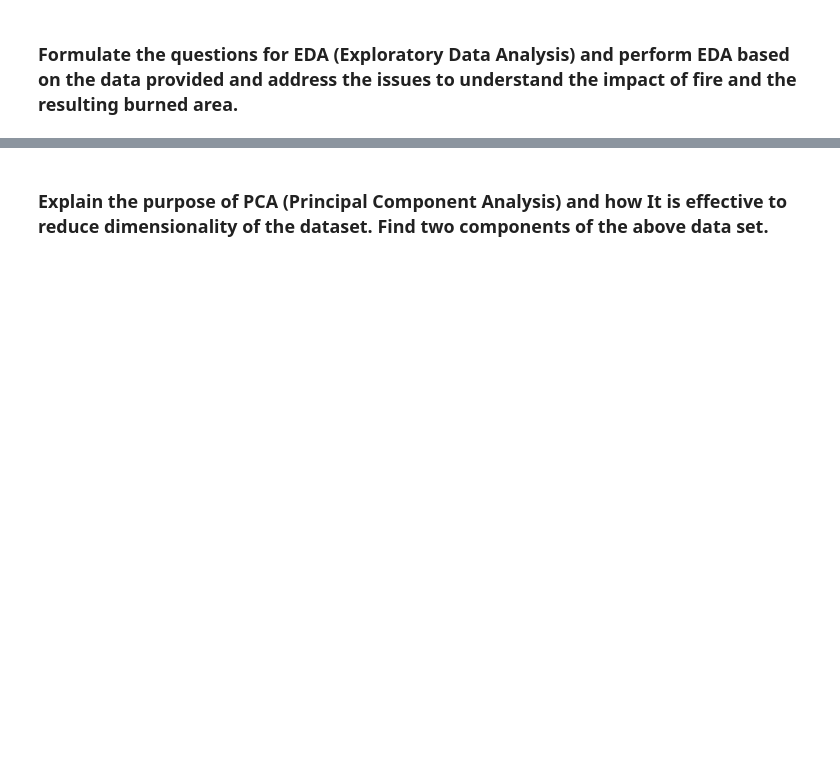
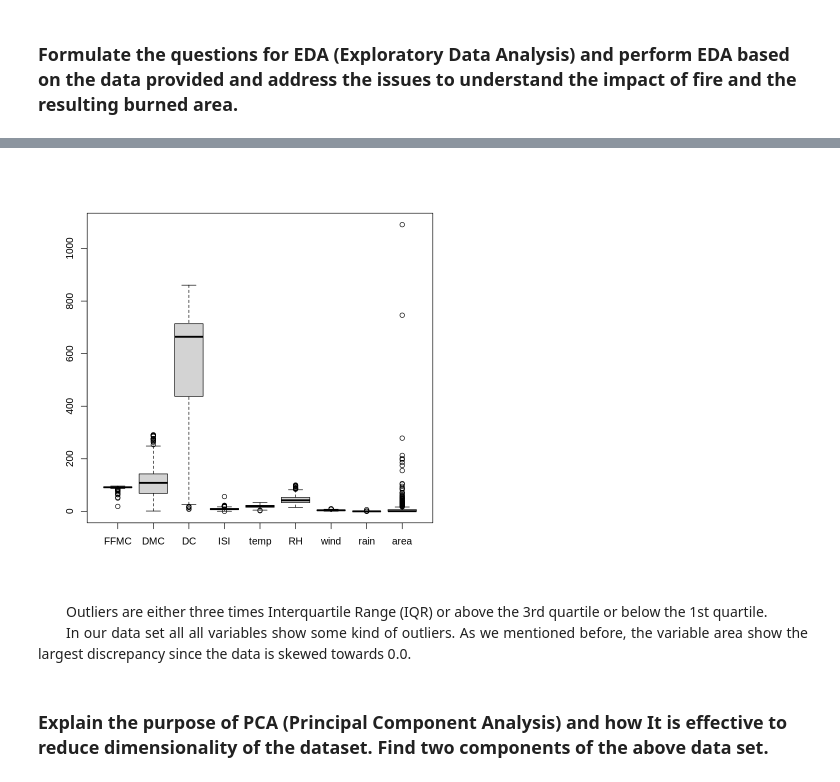
Before and after one commit to raulFuzita/cct_data_exploration_and_preparation, a Jupyter notebook: raul_fuzita_AI_DV_DP.ipynb, the cells around one changed output, grey strips where cells are left out. Saved outputs shown, nothing was run; the diff lists cells and outputs as text; code cells hidden in the pictures; blank space fills up the shorter version.

```diff
--- a/raul_fuzita_AI_DV_DP.ipynb
+++ b/raul_fuzita_AI_DV_DP.ipynb
@@ -347,2 +476,14 @@ summary(df)
+# %%
+#@markdown 👈 Please, run this cell to plot a boxplot for each variable.
+
+boxplot(df[,5:13])
+# %% [output]
+[figure, added]
+# %% [markdown]
+<p align="justify">
+&emsp;&emsp;Outliers are either three times Interquartile Range (IQR) or above the 3rd quartile or below the 1st quartile.
+<br>
+&emsp;&emsp;In our data set all all variables show some kind of outliers. As we mentioned before, the variable area show the largest discrepancy since the data is skewed towards 0.0.
+</p>
 # %% [markdown]
 ### Explain the purpose of PCA (Principal Component Analysis) and how It is effective to reduce dimensionality of the dataset. Find two components of the above data set.
```
Also changed, not shown: parts of 43 cells of this notebook.
